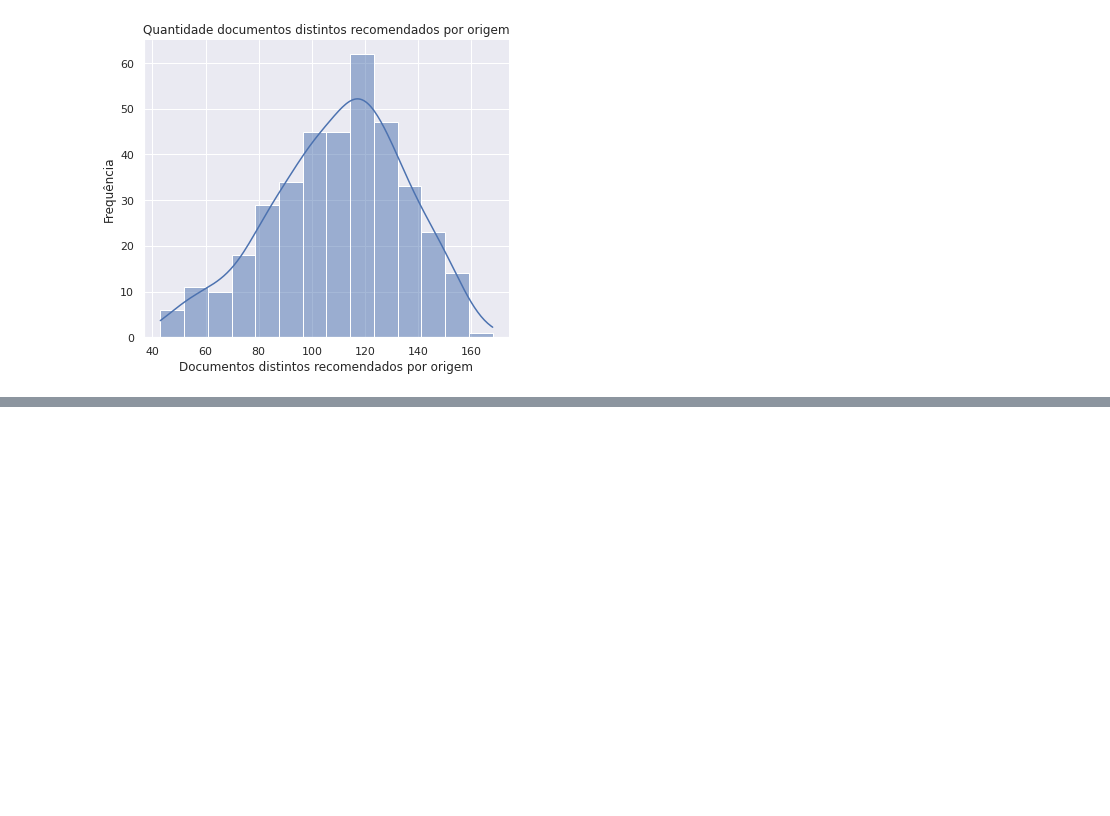
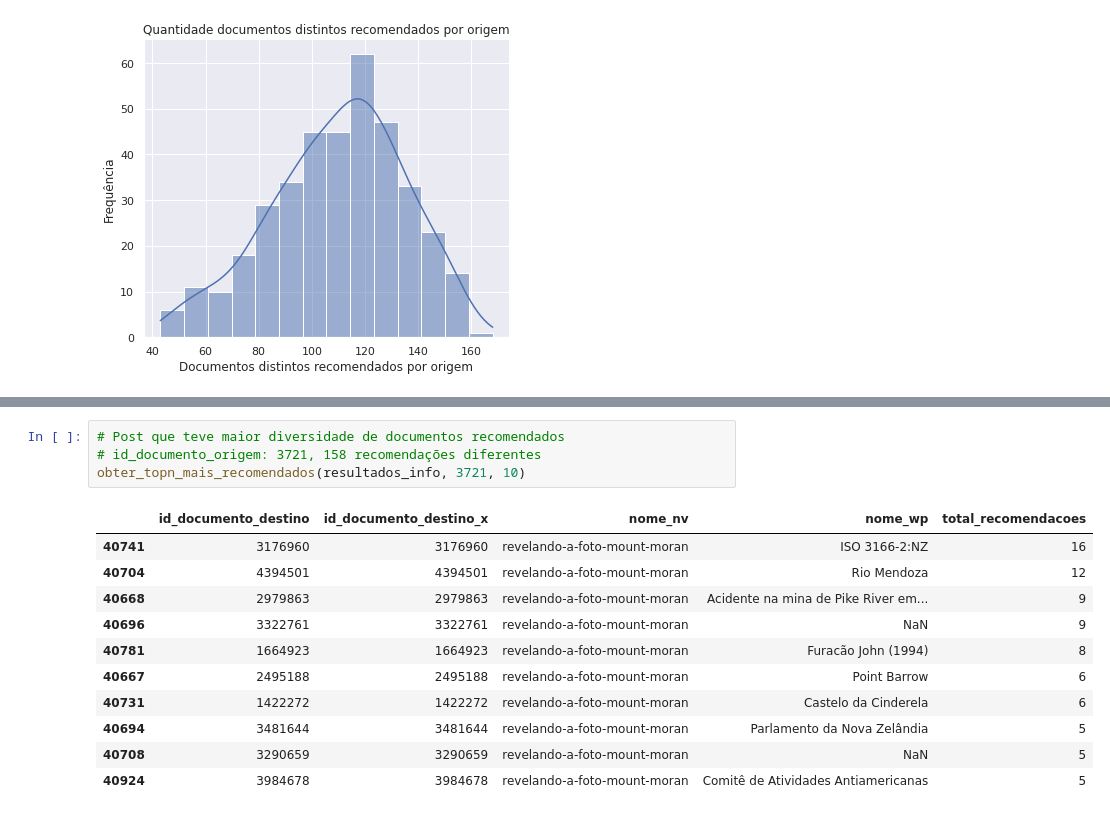
Before and after one commit to heldergr/tcc-pucmg-2, a Jupyter notebook: src/python/notebooks/nerds-viajantes-visualizacao-resultados.ipynb, the cells around one changed output, grey strips where cells are left out. Cells and saved outputs as stored; diff of their text form; blank space fills up the shorter version.

```diff
--- a/src/python/notebooks/nerds-viajantes-visualizacao-resultados.ipynb
+++ b/src/python/notebooks/nerds-viajantes-visualizacao-resultados.ipynb
@@ -303,0 +442,16 @@ distribuicao_distintos_destino_por_parametro(resultados, 'cenario_wp')
+# %%
+# Post que teve maior diversidade de documentos recomendados
+# id_documento_origem: 3721, 158 recomendações diferentes
+obter_topn_mais_recomendados(resultados_info, 3721, 10)
+# %% [output]
+|  | id_documento_destino | id_documento_destino_x | nome_nv | nome_wp | total_recomendacoes |
+| 40741 | 3176960 | 3176960 | revelando-a-foto-mount-moran | ISO 3166-2:NZ | 16 |
+| 40704 | 4394501 | 4394501 | revelando-a-foto-mount-moran | Rio Mendoza | 12 |
+| 40668 | 2979863 | 2979863 | revelando-a-foto-mount-moran | Acidente na mina de Pike River em... | 9 |
+| 40696 | 3322761 | 3322761 | revelando-a-foto-mount-moran | NaN | 9 |
+| 40781 | 1664923 | 1664923 | revelando-a-foto-mount-moran | Furacão John (1994) | 8 |
+| 40667 | 2495188 | 2495188 | revelando-a-foto-mount-moran | Point Barrow | 6 |
+| 40731 | 1422272 | 1422272 | revelando-a-foto-mount-moran | Castelo da Cinderela | 6 |
+| 40694 | 3481644 | 3481644 | revelando-a-foto-mount-moran | Parlamento da Nova Zelândia | 5 |
+| 40708 | 3290659 | 3290659 | revelando-a-foto-mount-moran | NaN | 5 |
+| 40924 | 3984678 | 3984678 | revelando-a-foto-mount-moran | Comitê de Atividades Antiamericanas | 5 |
```
Also changed, not shown: parts of 46 cells of this notebook, 1 other file.
